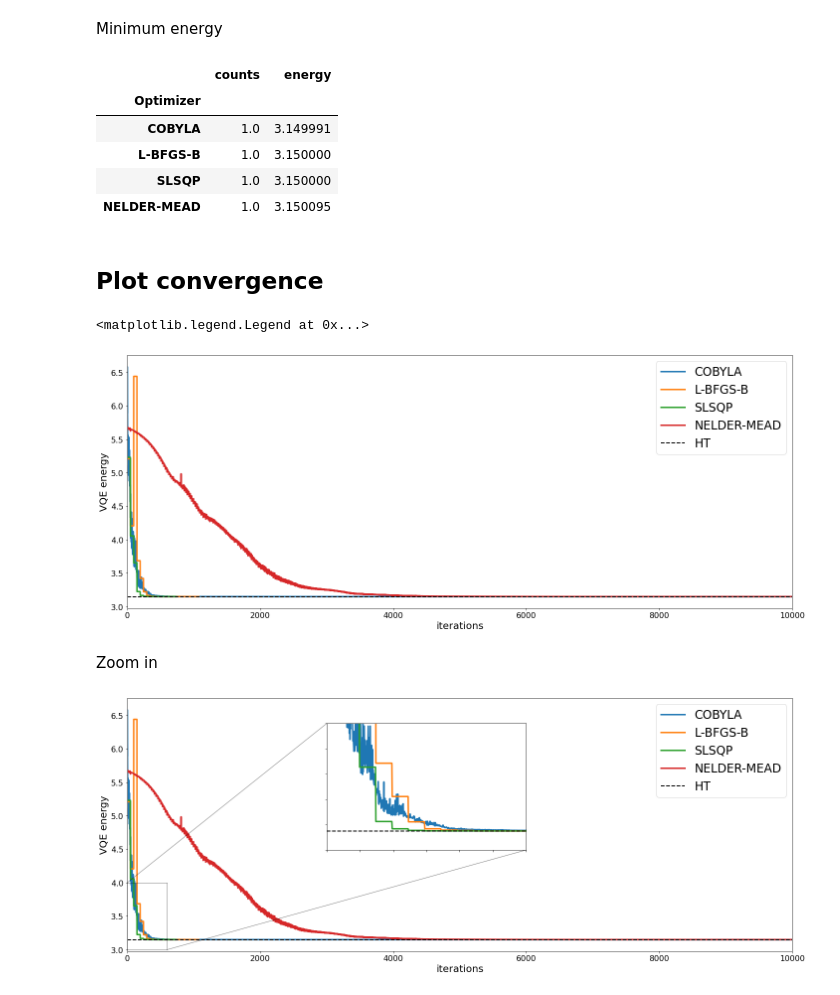
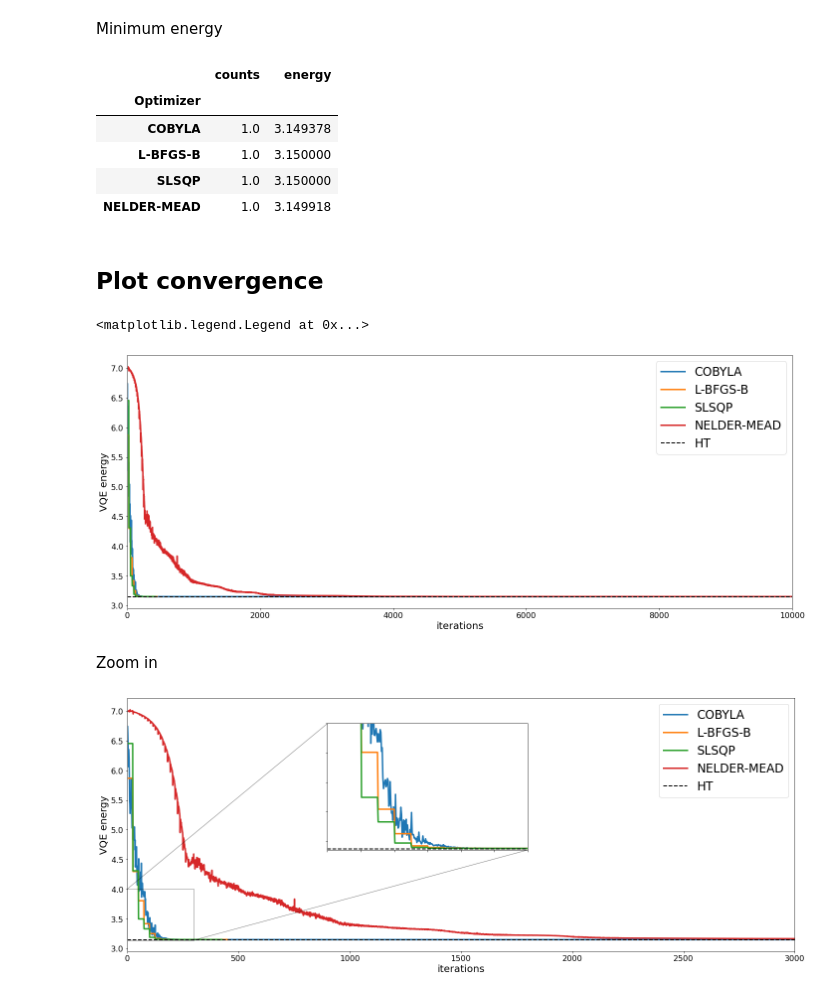
Before and after one commit to erinaldi/bmn2-qiskit, a Jupyter notebook: notebooks/00_figures.ipynb, the cells around one changed output. Drawn from its saved outputs; the diff is of its cells as text; code cells hidden in the pictures.

Commit message:
[figs] new figures bosonic L=2

```diff
--- a/notebooks/00_figures.ipynb
+++ b/notebooks/00_figures.ipynb
@@ -250,7 +250,7 @@ def read_data_bos(
     Returns:
         pandas.DataFrame: The dataframe collecting the results of the convergence
     """
-    filename = f"{p['f']}/bosBMN_l{p['l']}_convergence_{optimizer}_{p['v']}_depth{p['d']}_reps{p['n']}_max{p['m']}.h5"
+    filename = f"{p['f']}_l{p['l']}_convergence_{optimizer}_{p['v']}_depth{p['d']}_reps{p['n']}_max{p['m']}.h5"
     try:
         df = pd.read_hdf(filename, "vqe")
     except FileNotFoundError as e:
@@ -276,10 +276,10 @@ def collect_data_bos(
 # %%
 depth = 3
 g2N = 0.2
-varform = ['ry','rz']
+varform = ['ry']
 nrep = 10
 maxit = 10000
-datafolder = "../data"
+dataprefix = "../data/bosBMN_L2"
 # %%
 params = dict()
 params["l"] = str(g2N).replace(".", "")
@@ -287,7 +287,7 @@ params["d"] = depth
 params["v"] = "-".join(varform)
 params["m"] = maxit
 params["n"] = nrep
-params["f"] = datafolder
+params["f"] = dataprefix
 # %%
 opt_label = ["COBYLA","L-BFGS-B","SLSQP","NELDER-MEAD"]
 result = collect_data_bos(opt_label,params)
@@ -298,10 +298,10 @@ result.groupby('Optimizer').apply(min)
 # %% [output]
 |  | counts | energy |
 | Optimizer |  |  |
-| COBYLA | 1.0 | 3.149991 |
+| COBYLA | 1.0 | 3.149378 |
 | L-BFGS-B | 1.0 | 3.150000 |
 | SLSQP | 1.0 | 3.150000 |
-| NELDER-MEAD | 1.0 | 3.150095 |
+| NELDER-MEAD | 1.0 | 3.149918 |
 # %%
 gs = dict()
 for r in opt_label:
@@ -325,38 +325,39 @@ ax.legend(loc="upper right")
 # plt.savefig(f"{filename}.png")
 # %% [output]
 <matplotlib.legend.Legend at 0x...>
-[figure, old version]
+[figure, new version]
 # %% [markdown]
 Zoom in
 # %%
 # select the best runs for each optimizer
 fig, ax = plt.subplots(figsize=(20,8))
 for o in opt_label:
-    result.loc[o,gsdf[o].idxmin()].plot(x='counts',y='energy', xlim=[0,10000],label=o, ax=ax)
+    result.loc[o,gsdf[o].idxmin()].plot(x='counts',y='energy', xlim=[0,3000],label=o, ax=ax)
 ax.axhline(ht,c="k",ls="--", lw="2",label="HT")
 
 # inset axes.... bounds are [x0, y0, width, height] for where to put it
 axins = ax.inset_axes([0.3, 0.4, 0.3, 0.5])
 
 for o in opt_label:
-    result.loc[o,gsdf[o].idxmin()].plot(x='counts',y='energy', xlim=[0,600], legend=False, ax=axins)
+    result.loc[o,gsdf[o].idxmin()].plot(x='counts',y='energy', xlim=[0,300], legend=False, ax=axins)
 axins.axhline(ht,c="k",ls="--", lw="2")
 # sub region of the original image
-x1, x2, y1, y2 = 0, 600, 3, 4
+x1, x2, y1, y2 = 0, 300, 3.14, 4
 axins.set_xlim(x1, x2)
 axins.set_ylim(y1, y2)
 axins.set_xticklabels('')
 axins.set_yticklabels('')
 axins.set_ylabel('')
 axins.set_xlabel('')
 
 ax.indicate_inset_zoom(axins, edgecolor="black")
 
 ax.set_xlabel("iterations")
 ax.set_ylabel("VQE energy")
 ax.legend(loc="upper right")
-filename = f"../figures/bosBMN_L{L}_l{params['l']}_convergence_{params['v']}_depth{params['d']}_nr{params['n']}_max{params['m']}_zoom"
+figprefix = dataprefix.replace("data","figures")
+filename = f"{figprefix}_l{params['l']}_convergence_{params['v']}_depth{params['d']}_nr{params['n']}_max{params['m']}_zoom"
 plt.savefig(f"{filename}.pdf")
 plt.savefig(f"{filename}.png")
 # %% [output]
-[figure, old version]
+[figure, new version]
```
Also changed, not shown: 5 other files.
